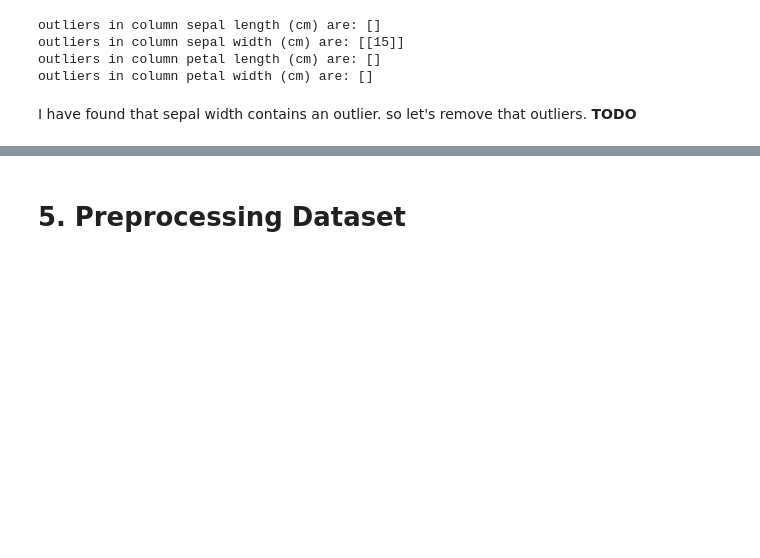
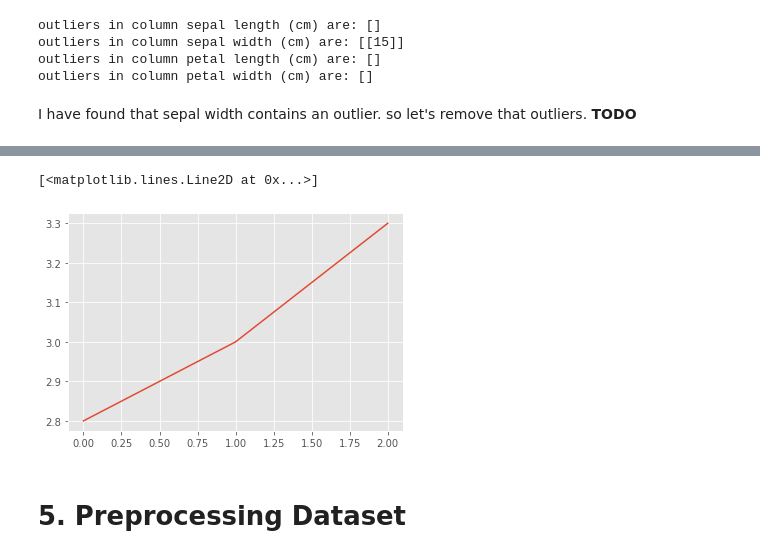
Before and after one commit to dipakgiri17/Projects, a Jupyter notebook: Iris_Flowers_Classification.ipynb, the cells around one changed output, grey strips where cells are left out. Saved outputs shown, nothing was run; the diff lists cells and outputs as text; code cells hidden in the pictures; blank space fills up the shorter version.

```diff
--- a/Iris_Flowers_Classification.ipynb
+++ b/Iris_Flowers_Classification.ipynb
@@ -176,3 +226,13 @@ I have found that sepal width contains an outlier. so let's remove that outliers
+# %%
+
+Q1 = np.percentile(s, 25)
+Q2 = np.percentile(s, 50)
+Q3 = np.percentile(s, 75)
+
+IQR = Q3 - Q1
+# %% [output]
+[<matplotlib.lines.Line2D at 0x...>]
+[figure, added]
 # %% [markdown]
 # 5. Preprocessing Dataset
 # %% [markdown]
```
Also changed, not shown: parts of 12 cells of this notebook.
